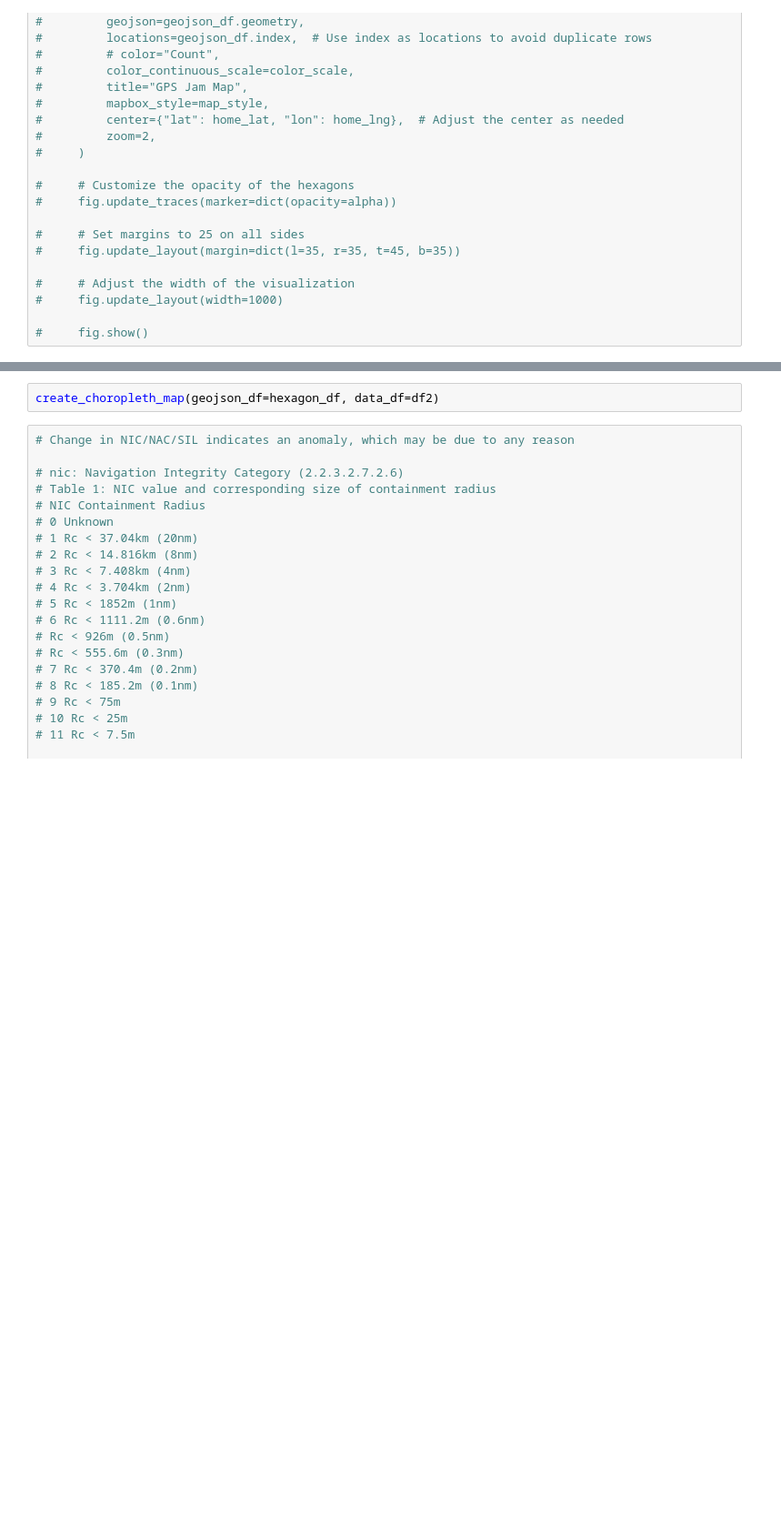
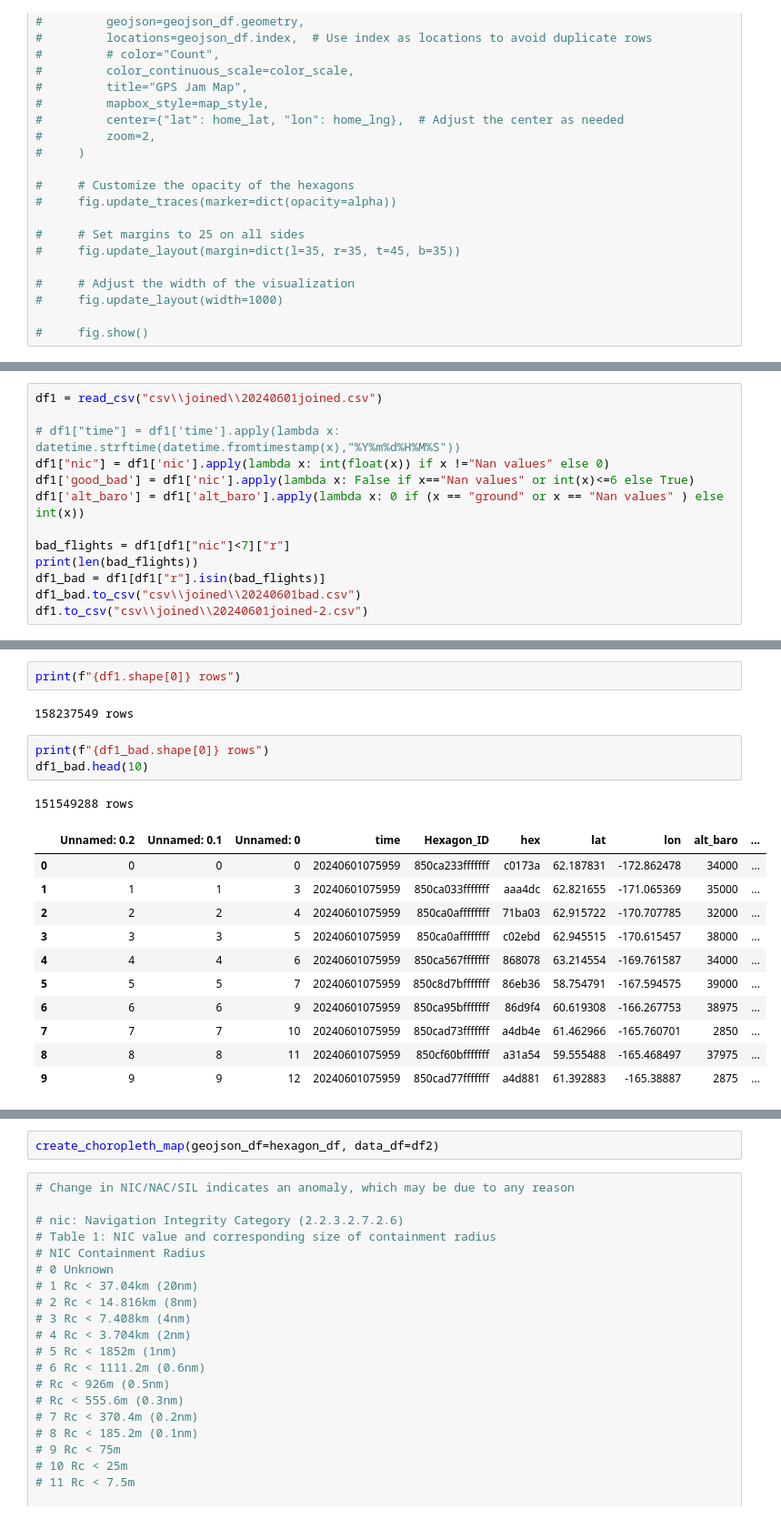
Before and after one commit to ernesttan1976/flight-data, a Jupyter notebook: notebooks/GPS_Spoofing_Split Data_Ernest.ipynb, the cells around one changed output, grey strips where cells are left out. Shown at 91% size. Cells and saved outputs as stored; diff of their text form; blank space fills up the shorter version.

```diff
--- a/notebooks/GPS_Spoofing_Split Data_Ernest.ipynb
+++ b/notebooks/GPS_Spoofing_Split Data_Ernest.ipynb
@@ -364,0 +307,13 @@ converttime(os.path.join("csv","joined"))
+# %%
+df1 = read_csv("csv\\joined\\20240601joined.csv")
+
+# df1["time"] = df1['time'].apply(lambda x: datetime.strftime(datetime.fromtimestamp(x),"%Y%m%d%H%M%S"))
+df1["nic"] = df1['nic'].apply(lambda x: int(float(x)) if x !="Nan values" else 0)
+df1['good_bad'] = df1['nic'].apply(lambda x: False if x=="Nan values" or int(x)<=6 else True)
+df1['alt_baro'] = df1['alt_baro'].apply(lambda x: 0 if (x == "ground" or x == "Nan values" ) else int(x))
+
+bad_flights = df1[df1["nic"]<7]["r"]
+print(len(bad_flights))
+df1_bad = df1[df1["r"].isin(bad_flights)]
+df1_bad.to_csv("csv\\joined\\20240601bad.csv")
+df1.to_csv("csv\\joined\\20240601joined-2.csv")
@@ -364,0 +425,20 @@ converttime(os.path.join("csv","joined"))
+# %%
+print(f"{df1.shape[0]} rows")
+# %% [output]
+158237549 rows
+# %%
+print(f"{df1_bad.shape[0]} rows")
+df1_bad.head(10)
+# %% [output]
+151549288 rows
+|  | Unnamed: 0.2 | Unnamed: 0.1 | Unnamed: 0 | time | Hexagon_ID | hex | lat | lon | alt_baro | ... |
+| 0 | 0 | 0 | 0 | 20240601075959 | 850ca233fffffff | c0173a | 62.187831 | -172.862478 | 34000 | ... |
+| 1 | 1 | 1 | 3 | 20240601075959 | 850ca033fffffff | aaa4dc | 62.821655 | -171.065369 | 35000 | ... |
+| 2 | 2 | 2 | 4 | 20240601075959 | 850ca0affffffff | 71ba03 | 62.915722 | -170.707785 | 32000 | ... |
+| 3 | 3 | 3 | 5 | 20240601075959 | 850ca0affffffff | c02ebd | 62.945515 | -170.615457 | 38000 | ... |
+| 4 | 4 | 4 | 6 | 20240601075959 | 850ca567fffffff | 868078 | 63.214554 | -169.761587 | 34000 | ... |
+| 5 | 5 | 5 | 7 | 20240601075959 | 850c8d7bfffffff | 86eb36 | 58.754791 | -167.594575 | 39000 | ... |
+| 6 | 6 | 6 | 9 | 20240601075959 | 850ca95bfffffff | 86d9f4 | 60.619308 | -166.267753 | 38975 | ... |
+| 7 | 7 | 7 | 10 | 20240601075959 | 850cad73fffffff | a4db4e | 61.462966 | -165.760701 | 2850 | ... |
+| 8 | 8 | 8 | 11 | 20240601075959 | 850cf60bfffffff | a31a54 | 59.555488 | -165.468497 | 37975 | ... |
+| 9 | 9 | 9 | 12 | 20240601075959 | 850cad77fffffff | a4d881 | 61.392883 | -165.38887 | 2875 | ... |
```
Also changed, not shown: parts of 12 cells of this notebook, 1 other file.
